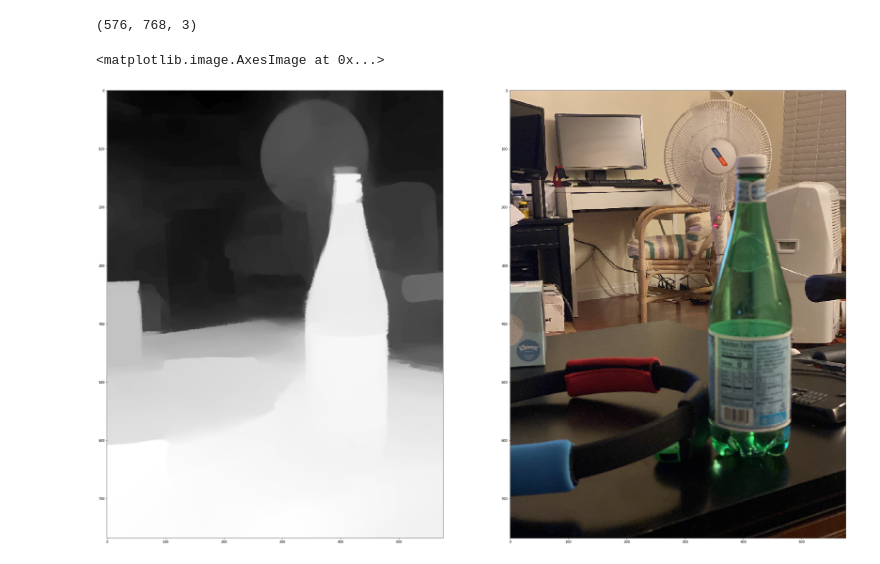
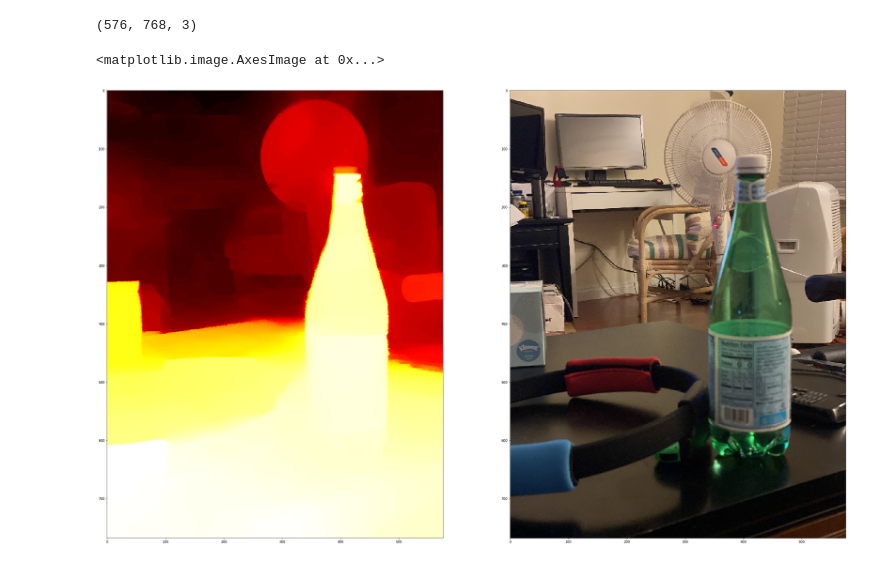
Before and after one commit to meng-tsai/Camera, a Jupyter notebook: DepthCapture-master/DepthApp/Output/Data Visualization.ipynb, the cells around one changed output. Cells and saved outputs as stored; diff of their text form; code cells hidden in the pictures.

Commit message:
Photo visualization

```diff
--- a/DepthCapture-master/DepthApp/Output/Data Visualization.ipynb
+++ b/DepthCapture-master/DepthApp/Output/Data Visualization.ipynb
@@ -23,11 +26,14 @@ rotatedImg = ndimage.rotate(pixels, -90)
 (576, 768, 3)
 # %%
 fig = plt.figure(figsize = (40, 60))
-cmap_reversed = plt.cm.get_cmap('gray_r')
+
+
 fig.add_subplot(1, 2, 1)
+cmap_reversed = plt.cm.get_cmap('hot_r')
 plt.imshow(rotatedMat, cmap_reversed)
+
 fig.add_subplot(1, 2, 2)
 plt.imshow(rotatedImg)
 # %% [output]
 <matplotlib.image.AxesImage at 0x...>
-[figure, old version]
+[figure, new version]
```
Also changed, not shown: parts of 4 cells of this notebook, 2 other files.
